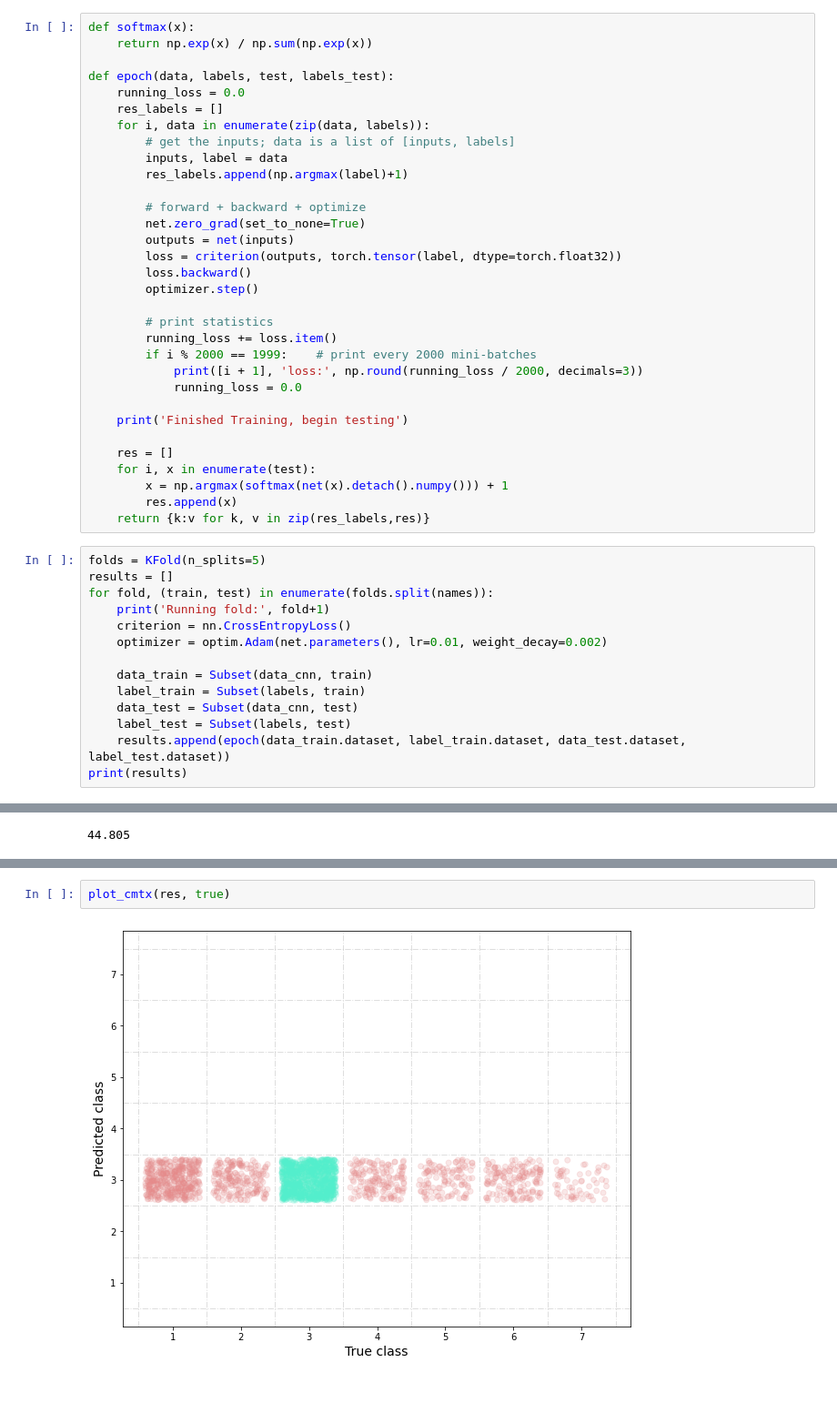
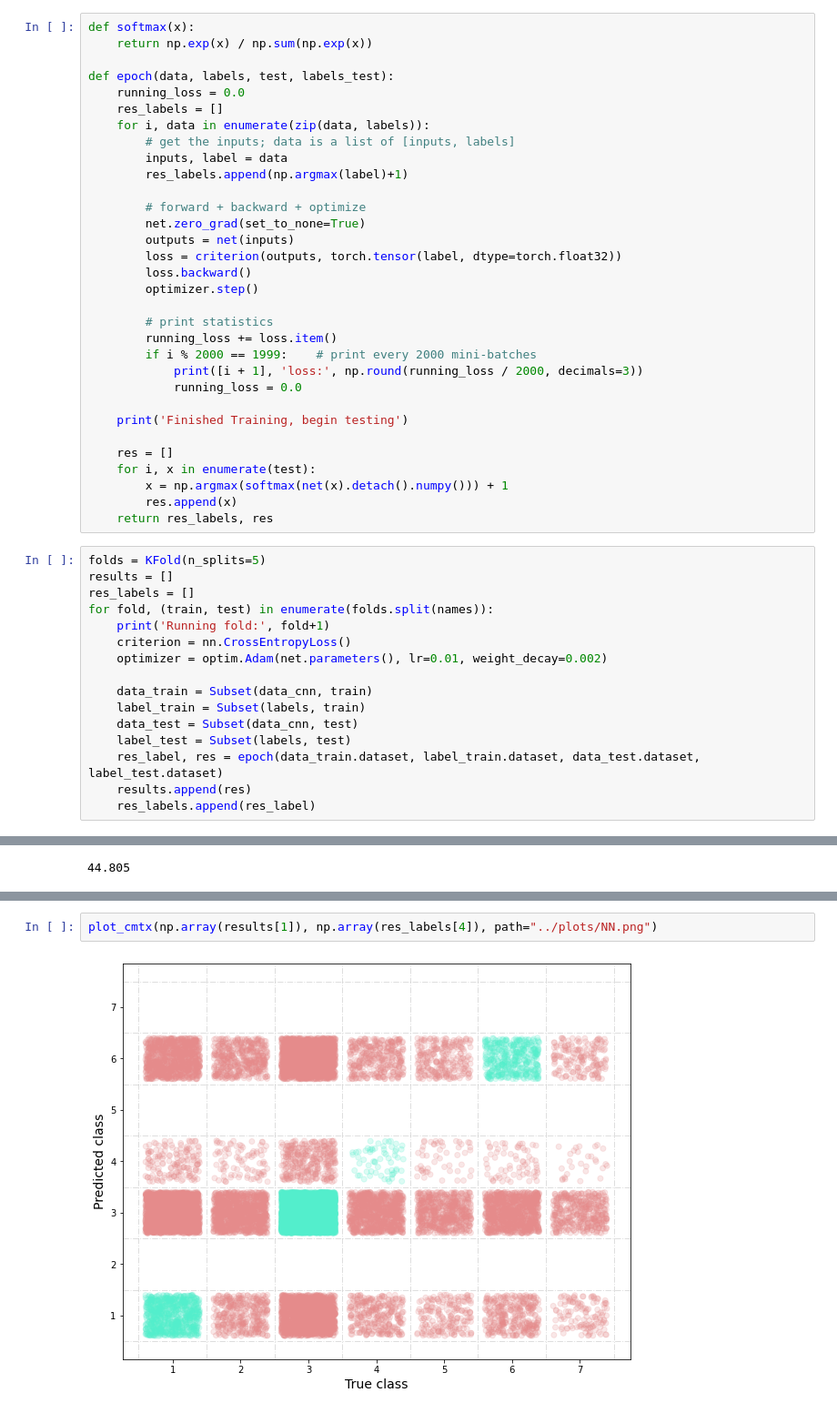
Before and after one commit to birbNoobstein/Predicting-enzyme-function, a Jupyter notebook: code/EnzymeClassification.ipynb, the cells around one changed output, grey strips where cells are left out. Shown at 91% size. Cells and saved outputs as stored; diff of their text form.

```diff
--- a/code/EnzymeClassification.ipynb
+++ b/code/EnzymeClassification.ipynb
@@ -388,10 +385,11 @@ def epoch(data, labels, test, labels_test):
     for i, x in enumerate(test):
         x = np.argmax(softmax(net(x).detach().numpy())) + 1
         res.append(x)
-    return {k:v for k, v in zip(res_labels,res)}
+    return res_labels, res
 # %%
 folds = KFold(n_splits=5)
 results = []
+res_labels = []
 for fold, (train, test) in enumerate(folds.split(names)):
     print('Running fold:', fold+1)
     criterion = nn.CrossEntropyLoss()
@@ -401,7 +399,8 @@ for fold, (train, test) in enumerate(folds.split(names)):
     label_train = Subset(labels, train)
     data_test = Subset(data_cnn, test)
     label_test = Subset(labels, test)
-    results.append(epoch(data_train.dataset, label_train.dataset, data_test.dataset, label_test.dataset))
-print(results)
+    res_label, res = epoch(data_train.dataset, label_train.dataset, data_test.dataset, label_test.dataset)
+    results.append(res)
+    res_labels.append(res_label)
 # %% [output]
 Running fold: 1
@@ -434,5 +441,5 @@ pd.DataFrame(results).to_csv('../eval_results/NN.csv')
 # %%
-plot_cmtx(res, true)
+plot_cmtx(np.array(results[1]), np.array(res_labels[4]), path="../plots/NN.png")
 # %% [output]
-[figure, old version]
+[figure, new version]
 # %%
```
Also changed, not shown: parts of 10 cells of this notebook, 8 other files.
